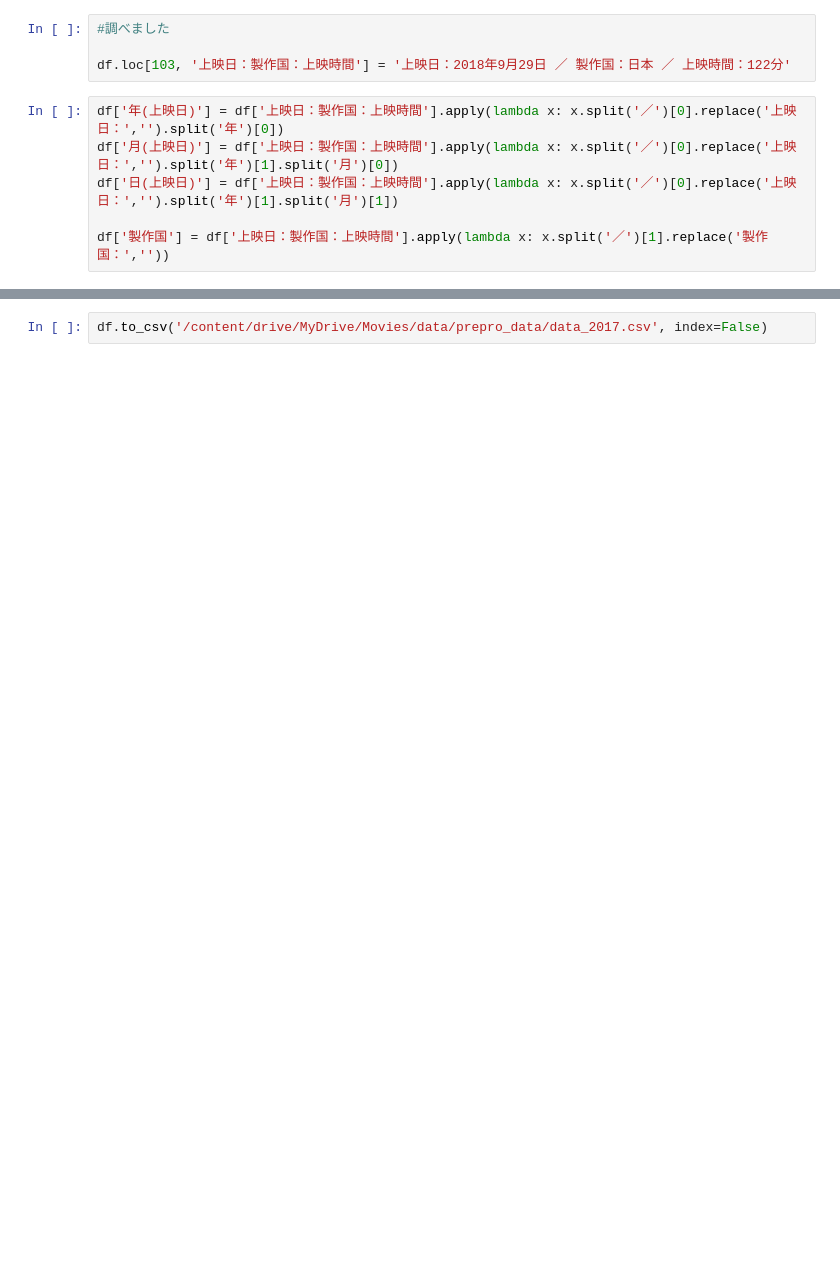
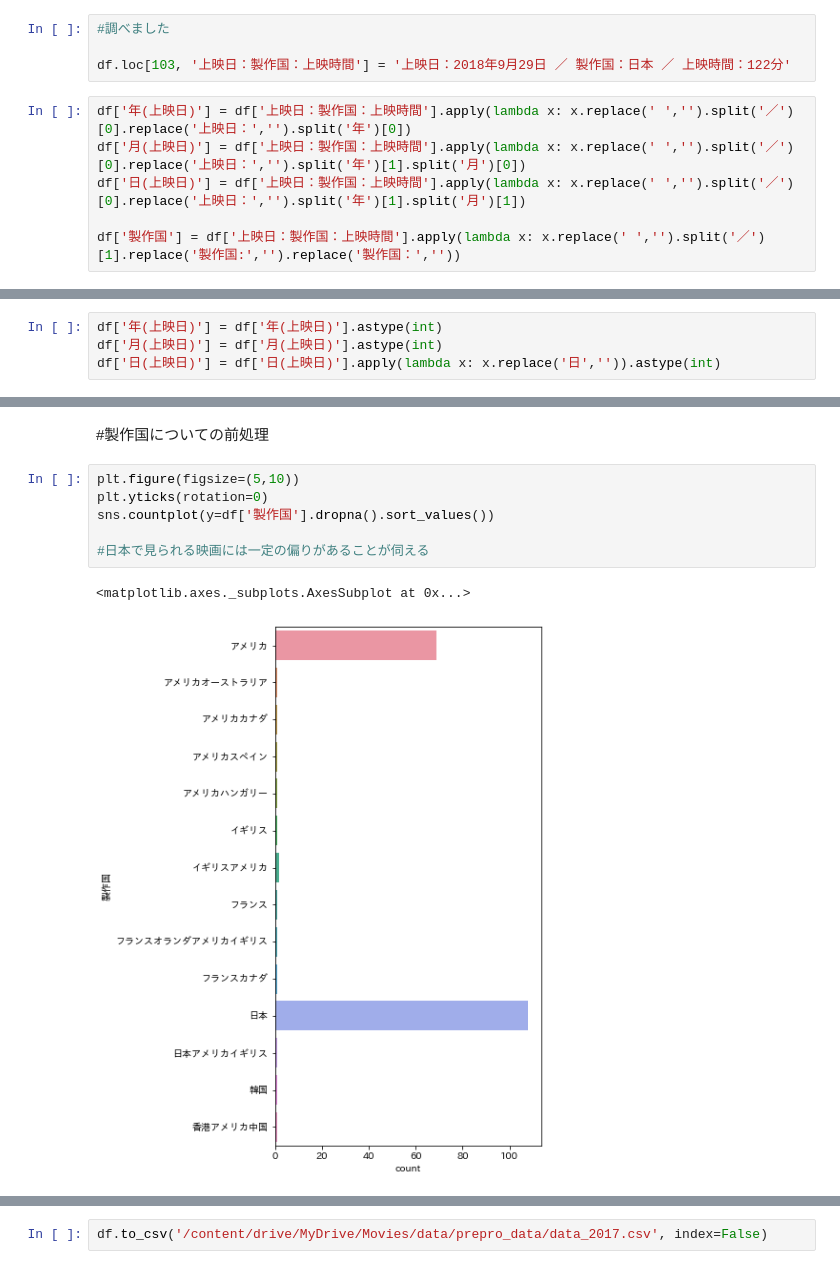
Before and after one commit to KoMurase/movie_research_2, a Jupyter notebook: check_and_prepro_data_2017.ipynb, the cells around one changed output, grey strips where cells are left out. Saved outputs shown, nothing was run; the diff lists cells and outputs as text; blank space fills up the shorter version.

```diff
--- a/check_and_prepro_data_2017.ipynb
+++ b/check_and_prepro_data_2017.ipynb
@@ -312,8 +394,8 @@ df[df['上映日：製作国：上映時間'] == '製作国：日本 ／ 上映
 
 df.loc[103, '上映日：製作国：上映時間'] = '上映日：2018年9月29日 ／ 製作国：日本 ／ 上映時間：122分'
 # %%
-df['年(上映日)'] = df['上映日：製作国：上映時間'].apply(lambda x: x.split('／')[0].replace('上映日：','').split('年')[0])
-df['月(上映日)'] = df['上映日：製作国：上映時間'].apply(lambda x: x.split('／')[0].replace('上映日：','').split('年')[1].split('月')[0])
-df['日(上映日)'] = df['上映日：製作国：上映時間'].apply(lambda x: x.split('／')[0].replace('上映日：','').split('年')[1].split('月')[1])
+df['年(上映日)'] = df['上映日：製作国：上映時間'].apply(lambda x: x.replace(' ','').split('／')[0].replace('上映日：','').split('年')[0])
+df['月(上映日)'] = df['上映日：製作国：上映時間'].apply(lambda x: x.replace(' ','').split('／')[0].replace('上映日：','').split('年')[1].split('月')[0])
+df['日(上映日)'] = df['上映日：製作国：上映時間'].apply(lambda x: x.replace(' ','').split('／')[0].replace('上映日：','').split('年')[1].split('月')[1])
 
-df['製作国'] = df['上映日：製作国：上映時間'].apply(lambda x: x.split('／')[1].replace('製作国：',''))
+df['製作国'] = df['上映日：製作国：上映時間'].apply(lambda x: x.replace(' ','').split('／')[1].replace('製作国:','').replace('製作国：',''))
@@ -353,0 +411,4 @@ Name: 新海誠, Length: 190, dtype: int64
+# %%
+df['年(上映日)'] = df['年(上映日)'].astype(int)
+df['月(上映日)'] = df['月(上映日)'].astype(int)
+df['日(上映日)'] = df['日(上映日)'].apply(lambda x: x.replace('日','')).astype(int)
@@ -353,0 +424,11 @@ Name: 新海誠, Length: 190, dtype: int64
+# %% [markdown]
+#製作国についての前処理
+# %%
+plt.figure(figsize=(5,10))
+plt.yticks(rotation=0)
+sns.countplot(y=df['製作国'].dropna().sort_values())
+
+#日本で見られる映画には一定の偏りがあることが伺える
+# %% [output]
+<matplotlib.axes._subplots.AxesSubplot at 0x...>
+[figure, added]
```
Also changed, not shown: parts of 60 cells of this notebook.
